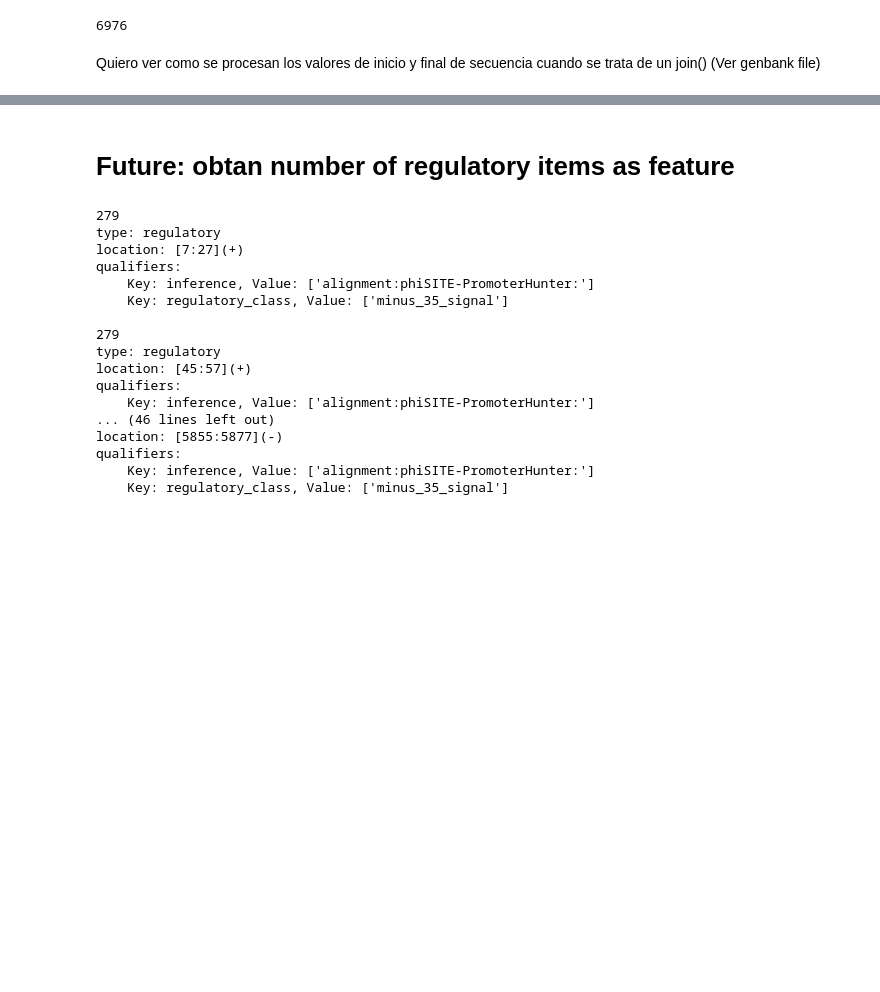
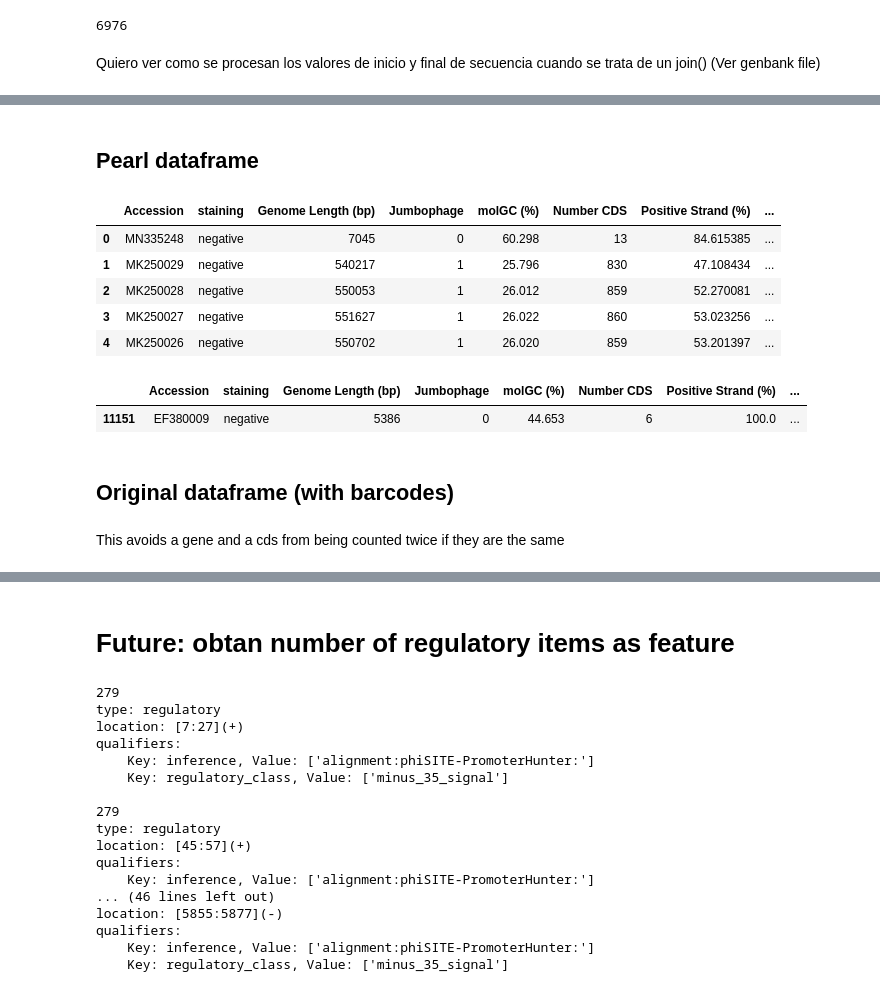
Before and after one commit to Alvaroguleon/Phage-predictor, a Jupyter notebook: notebooks/041_genbank_engineering.ipynb, the cells around one changed output, grey strips where cells are left out. Drawn from its saved outputs; the diff is of its cells as text; code cells hidden in the pictures; blank space fills up the shorter version.

```diff
--- a/notebooks/041_genbank_engineering.ipynb
+++ b/notebooks/041_genbank_engineering.ipynb
@@ -871,0 +1180,17 @@ Feature number  11 has length  987 according to compound location and 987 accord
+# %% [markdown]
+## Pearl dataframe
+# %%
+df = pd.read_csv("../data/processed/model_data.csv")
+df.head()
+# %% [output]
+|  | Accession | staining | Genome Length (bp) | Jumbophage | molGC (%) | Number CDS | Positive Strand (%) | ... |
+| 0 | MN335248 | negative | 7045 | 0 | 60.298 | 13 | 84.615385 | ... |
+| 1 | MK250029 | negative | 540217 | 1 | 25.796 | 830 | 47.108434 | ... |
+| 2 | MK250028 | negative | 550053 | 1 | 26.012 | 859 | 52.270081 | ... |
+| 3 | MK250027 | negative | 551627 | 1 | 26.022 | 860 | 53.023256 | ... |
+| 4 | MK250026 | negative | 550702 | 1 | 26.020 | 859 | 53.201397 | ... |
+# %%
+df[df['Accession'] == "EF380009"]
+# %% [output]
+|  | Accession | staining | Genome Length (bp) | Jumbophage | molGC (%) | Number CDS | Positive Strand (%) | ... |
+| 11151 | EF380009 | negative | 5386 | 0 | 44.653 | 6 | 100.0 | ... |
@@ -871,0 +1201,4 @@ Feature number  11 has length  987 according to compound location and 987 accord
+# %% [markdown]
+## Original dataframe (with barcodes)
+# %% [markdown]
+This avoids a gene and a cds from being counted twice if they are the same
```
Also changed, not shown: parts of 30 cells of this notebook, 2 other files.
